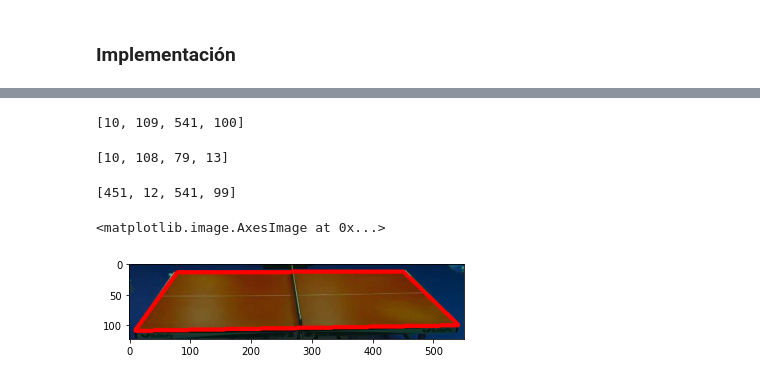
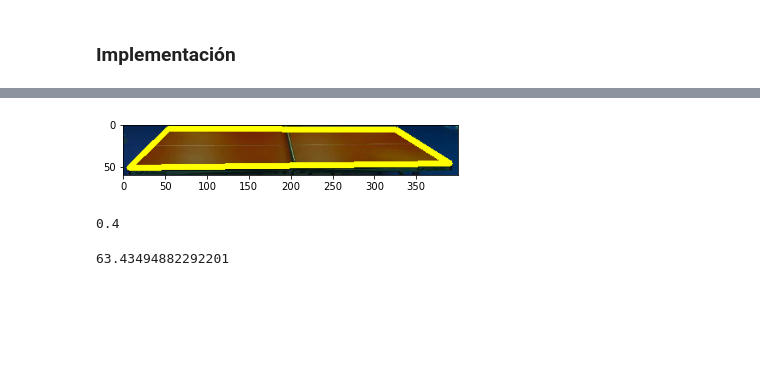
Before and after one commit to AlbertMarquillas/TFM, a Jupyter notebook: Pixel_Metro.ipynb, the cells around one changed output, grey strips where cells are left out. Saved outputs shown, nothing was run; the diff lists cells and outputs as text; code cells hidden in the pictures; blank space fills up the shorter version.

```diff
--- a/Pixel_Metro.ipynb
+++ b/Pixel_Metro.ipynb
@@ -41,13 +49,13 @@ blur_gray = cv2.GaussianBlur(gray,(kernel_size, kernel_size),0)
 low_threshold = 50
 high_threshold = 125
 edges = cv2.Canny(blur_gray, low_threshold, high_threshold)
-kernel = np.ones((10,10),np.uint8)
+kernel = np.ones((5,5),np.uint8)
 closing = cv2.morphologyEx(edges, cv2.MORPH_CLOSE, kernel)
 # %%
 rho = 1  # distance resolution in pixels of the Hough grid
 theta = np.pi / 180  # angular resolution in radians of the Hough grid
 threshold = 10  # minimum number of votes (intersections in Hough grid cell)
-min_line_length = 60  # minimum number of pixels making up a line
+min_line_length = 40  # minimum number of pixels making up a line
 max_line_gap = 30  # maximum gap in pixels between connectable line segments
 line_image = np.copy(img) * 0  # creating a blank to draw lines on
 
@@ -88,6 +76,4 @@ array([[[ 10, 109, 541, 100]],
 # %%
-import math
-
 def getMaxLine(lines):
     """
     Encuentra la linea más larga que será la de 2.74 m de la mesa
@@ -126,7 +112,7 @@ def eraseDuplicates(lines, l, acc = 10):
     return (np.array(new_lines),[int(xm1/count),int(ym1/count),int(xm2/count),int(ym2/count)])
 
 
-def getBestCorner(lines, l, right, acc = 0):
+def getBestCorner(lines, l, right, acc = 10):
     """
     Encuentra las lineas paralelas a la dada sin devolver repeticiones
     """
@@ -142,16 +128,39 @@ def getBestCorner(lines, l, right, acc = 0):
                 if (abs(x1 - xl1) <= acc) and (abs(y1 - yl1) <= acc):
                     m = (y2 - y1)/(x2 - x1)
                     alpha = math.atan((ml - m)/(1+ml*m))* 180 / np.pi
-                    if (alpha>25 and alpha<90) or (alpha < -45 and alpha > -90):
+                    if (alpha>25 and alpha<90) or (alpha < -40 and alpha > -90):
                         best_line.append([[x1,y1,x2,y2]])
             else:
                 if (abs(x2 - xl2) <= acc) and (abs(y2 - yl2) <= acc):
                     m = (y2 - y1)/(x2 - x1)
                     alpha = math.atan((ml - m)/(1+ml*m))* 180 / np.pi
-                    if (alpha<-20 and alpha>-90) or (alpha > 45 and alpha < 90):
+                    if (alpha<-20 and alpha>-90) or (alpha > 40 and alpha < 90):
                         best_line.append([[x1,y1,x2,y2]])
 
     if best_line == []: #No ha encontrado linea buena
         return getBestCorner(lines, l, right, acc+1)
     else:
         return getMaxLine(np.array(best_line))
+
+def getRectangle(img,lines):
+    """
+    Crea el rectangulo a partir de las lineas sacadas de la imagen
+    """
+    xa1,ya1,xb1,yb1 = getMaxLine(lines)
+    xa2,ya2,xc1,yc1 = getBestCorner(lines,getMaxLine(lines),True)
+    xd1,yd1,xb2,yb2 = getBestCorner(lines,getMaxLine(lines),False)
+    y,x,_ = img.shape
+    xa = int(((xa1 + xa2) / 2)*x/400)
+    ya = int(((ya1 + ya2) / 2)*y/60)
+    xb = int(((xb1 + xb2) / 2)*x/400)
+    yb = int(((yb1 + yb2) / 2)*y/60)
+    xc = int(xc1*x/400)
+    yc = int(yc1*y/60)
+    xd = int(xd1*x/400)
+    yd = int(yd1*y/60)
+    cv2.line(img,(xa,ya),(xb,yb),(255,255,0),5);
+    cv2.line(img,(xa,ya),(xc,yc),(255,255,0),5);
+    cv2.line(img,(xd,yd),(xb,yb),(255,255,0),5);
+    cv2.line(img,(xc,yc),(xd,yd),(255,255,0),5);
+    plt.imshow(img)
+    return ([xa,ya],[xb,yb],[xc,yc],[xd,yd])
@@ -160,12 +166,0 @@ imagen = cv2.bilateralFilter(blur_gray,20,100,250)
-# %%
-getMaxLine(lines)
-# %% [output]
-[10, 109, 541, 100]
-# %%
-getBestCorner(lines,getMaxLine(lines),True)
-# %% [output]
-[10, 108, 79, 13]
-# %%
-getBestCorner(lines,getMaxLine(lines),False)
-# %% [output]
-[451, 12, 541, 99]
@@ -183,5 +166,0 @@ cv2.line(img,(xed,yed),(x1,y1),(255,0,0),5);
-# %%
-plt.imshow(img)
-# %% [output]
-<matplotlib.image.AxesImage at 0x...>
-[figure, removed]
@@ -189,0 +167,4 @@ plt.imshow(img)
+# %%
+a,b,c,d = getRectangle(img,lines)
+# %% [output]
+[figure, added]
@@ -189,0 +328,8 @@ plt.imshow(img)
+# %%
+getDist((2,-1),[1,-0.75,3,-2.25])
+# %% [output]
+0.4
+# %%
+getAngleRect([0,1,2,-1],[1,0,2,3])
+# %% [output]
+63.43494882292201
```
Also changed, not shown: parts of 14 cells of this notebook, 1 other file.
